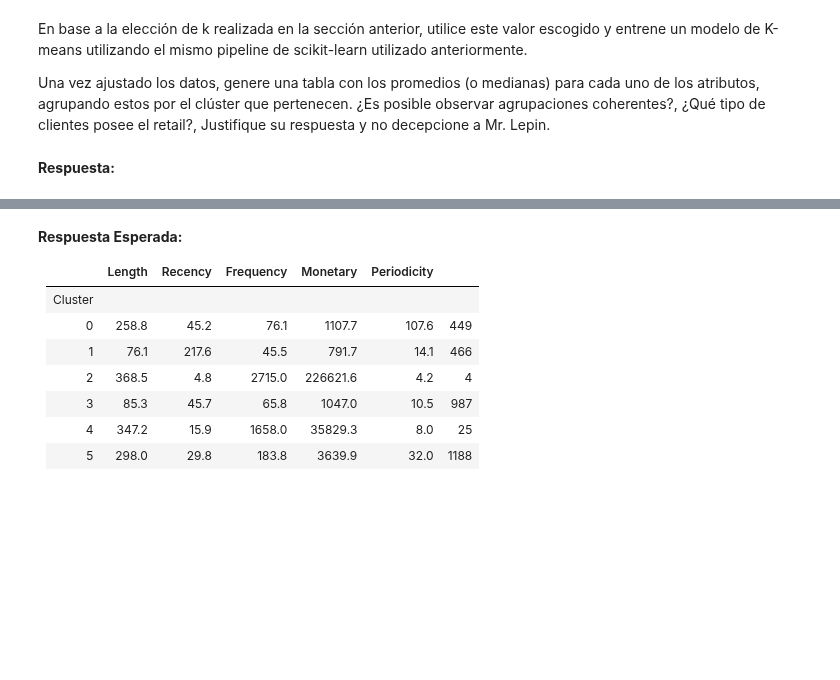
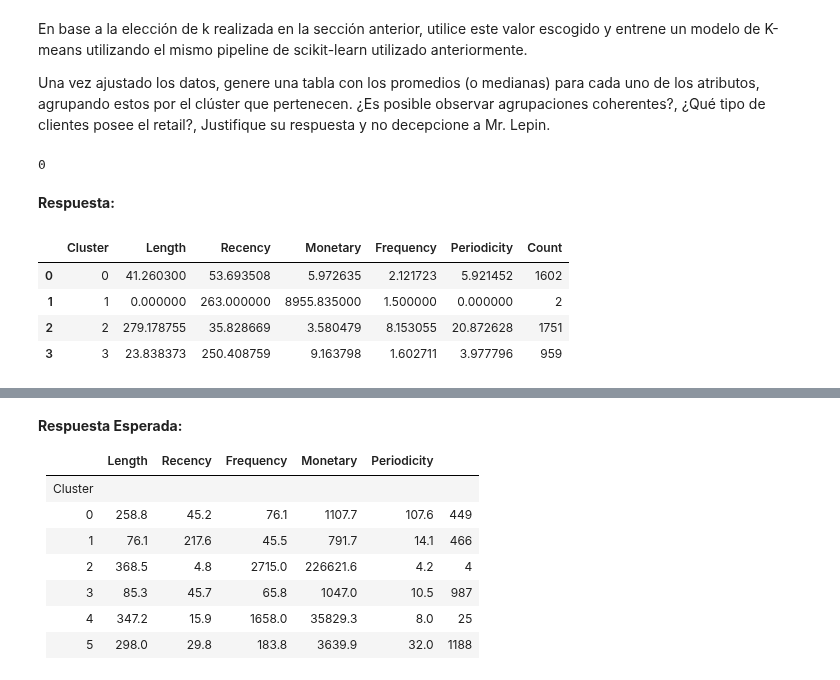
Before and after one commit to Nietsabas/MDS7202, a Jupyter notebook: Laboratorios/Laboratorio_7/Laboratorio7.ipynb, the cells around one changed output, grey strips where cells are left out. Drawn from its saved outputs; the diff is of its cells as text; code cells hidden in the pictures; blank space fills up the shorter version.

```diff
--- a/Laboratorios/Laboratorio_7/Laboratorio7.ipynb
+++ b/Laboratorios/Laboratorio_7/Laboratorio7.ipynb
@@ -302,5 +365,38 @@ A través del grafico obtenido, comente y justifique que valor de k escogería p
 En base a la elección de k realizada en la sección anterior, utilice este valor escogido y entrene un modelo de K-means utilizando el mismo pipeline de scikit-learn utilizado anteriormente.
 
 Una vez ajustado los datos, genere una tabla con los promedios (o medianas) para cada uno de los atributos, agrupando estos por el clúster que pertenecen. ¿Es posible observar agrupaciones coherentes?, ¿Qué tipo de clientes posee el retail?, Justifique su respuesta y no decepcione a Mr. Lepin.
+# %%
+np.isnan(lrmfp_imputed).sum()
+# %% [output]
+0
 # %% [markdown]
 **Respuesta:**
+# %%
+# Ajustando el modelo de K-means con k = 4
+k = 4
+pipeline = Pipeline([
+    ('imputer', imputer),
+    ('scaler', minmax_scaler),
+    ('kmeans', KMeans(n_clusters=k))
+])
+pipeline.fit(lrmfp_features)
+
+cluster_labels = pipeline['kmeans'].labels_
+
+data_with_clusters = lrmfp_features.copy()
+data_with_clusters['Cluster'] = cluster_labels.astype(int)
+
+cluster_counts = data_with_clusters.groupby('Cluster').size().reset_index(name='Count')
+
+cluster_means = data_with_clusters.groupby('Cluster').mean()
+
+# Promedios y cantidad por clúster
+cluster_summary = pd.merge(cluster_means, cluster_counts, on='Cluster')
+
+cluster_summary
+# %% [output]
+|  | Cluster | Length | Recency | Monetary | Frequency | Periodicity | Count |
+| 0 | 0 | 41.260300 | 53.693508 | 5.972635 | 2.121723 | 5.921452 | 1602 |
+| 1 | 1 | 0.000000 | 263.000000 | 8955.835000 | 1.500000 | 0.000000 | 2 |
+| 2 | 2 | 279.178755 | 35.828669 | 3.580479 | 8.153055 | 20.872628 | 1751 |
+| 3 | 3 | 23.838373 | 250.408759 | 9.163798 | 1.602711 | 3.977796 | 959 |
```
Also changed, not shown: parts of 11 cells of this notebook.
